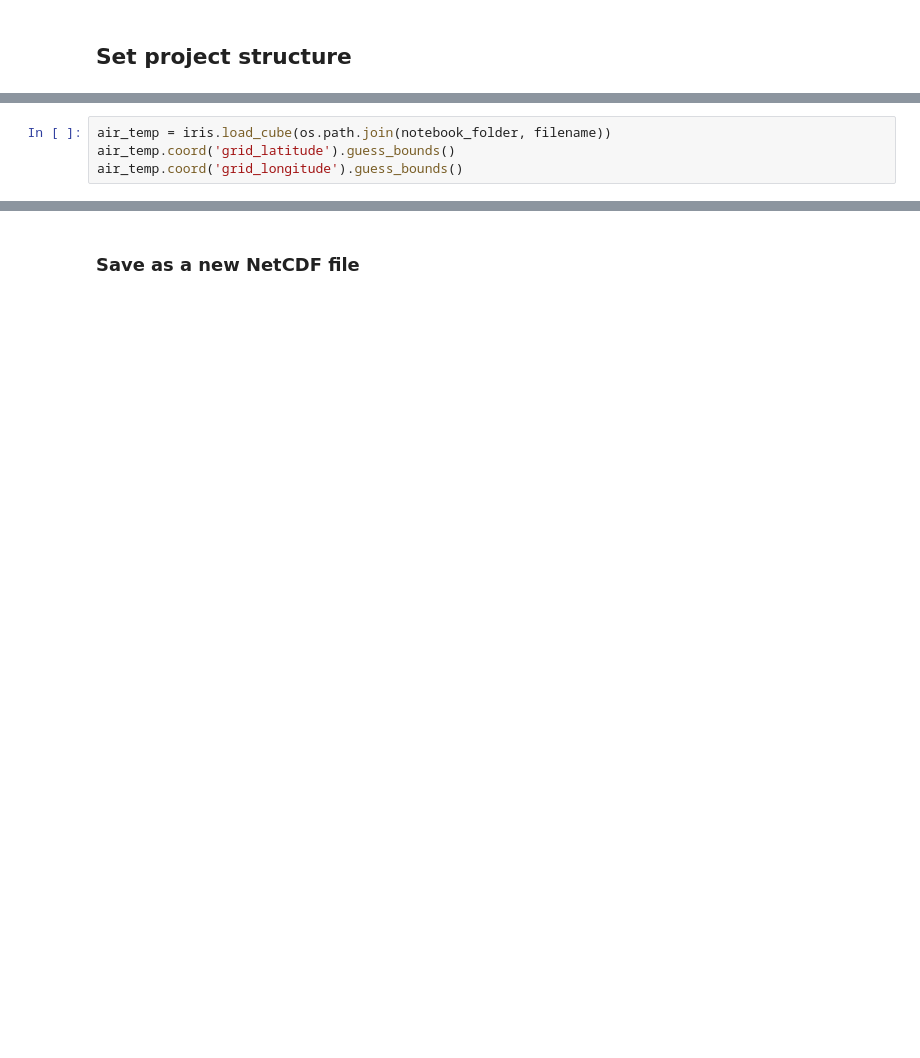
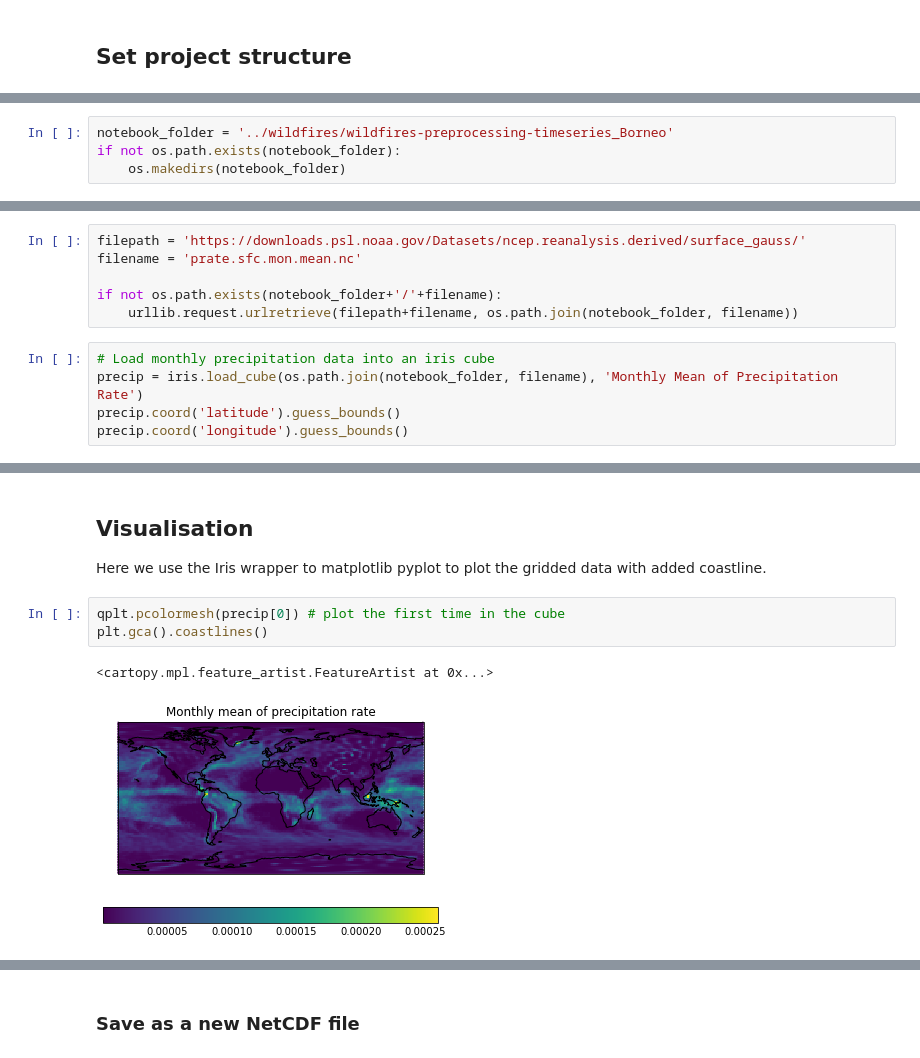
Before and after one commit to timo0thy/environmental-ds-book, a Jupyter notebook: book/wildfires/preprocessing/wildfires_preprocessing_timeseries.ipynb, the cells around one changed output, grey strips where cells are left out. Drawn from its saved outputs; the diff is of its cells as text; blank space fills up the shorter version.

Commit message:
Add files via upload
Final version of Jupyter Notebook for submission

```diff
--- a/book/wildfires/preprocessing/wildfires_preprocessing_timeseries.ipynb
+++ b/book/wildfires/preprocessing/wildfires_preprocessing_timeseries.ipynb
@@ -88,4 +72,0 @@ urllib.request.urlretrieve(filepath+filename, os.path.join(notebook_folder, file
-# %%
-air_temp = iris.load_cube(os.path.join(notebook_folder, filename))
-air_temp.coord('grid_latitude').guess_bounds()
-air_temp.coord('grid_longitude').guess_bounds()
@@ -186,0 +73,4 @@ plt.show()
+# %%
+notebook_folder = '../wildfires/wildfires-preprocessing-timeseries_Borneo'
+if not os.path.exists(notebook_folder):
+    os.makedirs(notebook_folder)
@@ -186,0 +79,11 @@ plt.show()
+# %%
+filepath = 'https://downloads.psl.noaa.gov/Datasets/ncep.reanalysis.derived/surface_gauss/'
+filename = 'prate.sfc.mon.mean.nc'
+
+if not os.path.exists(notebook_folder+'/'+filename):
+    urllib.request.urlretrieve(filepath+filename, os.path.join(notebook_folder, filename))
+# %%
+# Load monthly precipitation data into an iris cube
+precip = iris.load_cube(os.path.join(notebook_folder, filename), 'Monthly Mean of Precipitation Rate')
+precip.coord('latitude').guess_bounds()
+precip.coord('longitude').guess_bounds()
@@ -186,0 +106,10 @@ plt.show()
+# %% [markdown]
+## Visualisation
+
+Here we use the Iris wrapper to matplotlib pyplot to plot the gridded data with added coastline.
+# %%
+qplt.pcolormesh(precip[0]) # plot the first time in the cube
+plt.gca().coastlines()
+# %% [output]
+<cartopy.mpl.feature_artist.FeatureArtist at 0x...>
+[figure, added]
```
Also changed, not shown: parts of 40 cells of this notebook.
